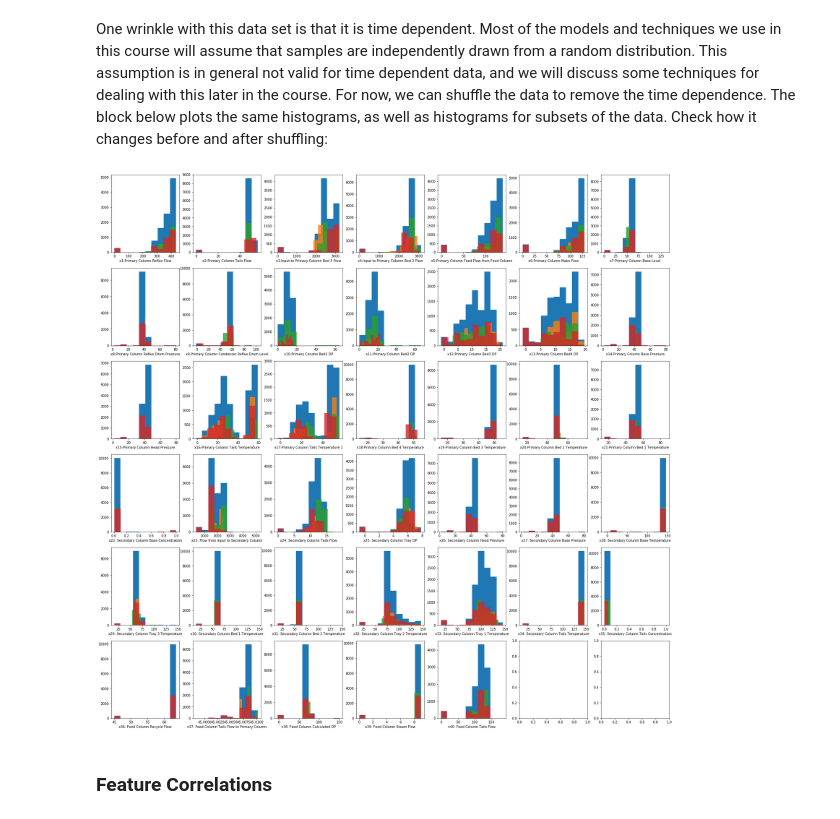
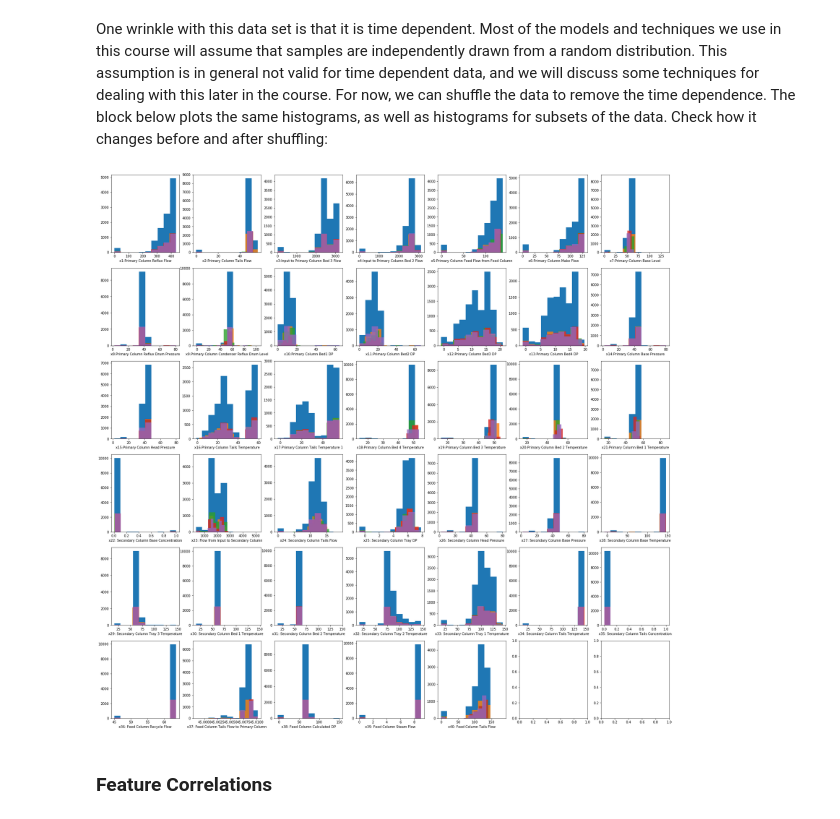
Before and after one commit to medford-group/data_analytics_ChE, a Jupyter notebook: 2-regression/lecture-high_dimensional_data.ipynb, the cells around one changed output. Drawn from its saved outputs; the diff is of its cells as text; code cells hidden in the pictures.

```diff
--- a/2-regression/lecture-high_dimensional_data.ipynb
+++ b/2-regression/lecture-high_dimensional_data.ipynb
@@ -108,21 +108,21 @@ We can see that some features are normally distributed, while others have some o
 One wrinkle with this data set is that it is time dependent. Most of the models and techniques we use in this course will assume that samples are independently drawn from a random distribution. This assumption is in general not valid for time dependent data, and we will discuss some techniques for dealing with this later in the course. For now, we can shuffle the data to remove the time dependence. The block below plots the same histograms, as well as histograms for subsets of the data. Check how it changes before and after shuffling:
 # %%
 from sklearn.utils import shuffle
-subsets = 3
-#X, y = shuffle(X, y)
+subsets = 4
+X, y = shuffle(X, y)
 N = X.shape[-1]
 n = int(np.sqrt(N))
 fig, axes = plt.subplots(n, n+1, figsize = (5*n, 5*n))
 ax_list = axes.ravel()
 for i in range(N):
     ax_list[i].hist(X[:,i])
     ax_list[i].set_xlabel(x_names[i])
     for j in range(subsets):
         Nj = int(X.shape[0]/float(subsets))
         Xj = X[j*Nj:(j+1)*Nj, i]
         ax_list[i].hist(Xj, alpha=0.8)
 # %% [output]
-[figure, old version]
+[figure, new version]
 # %% [markdown]
 ### Feature Correlations
 # %% [markdown]
```
Also changed, not shown: parts of 9 cells of this notebook, 11 other files.
